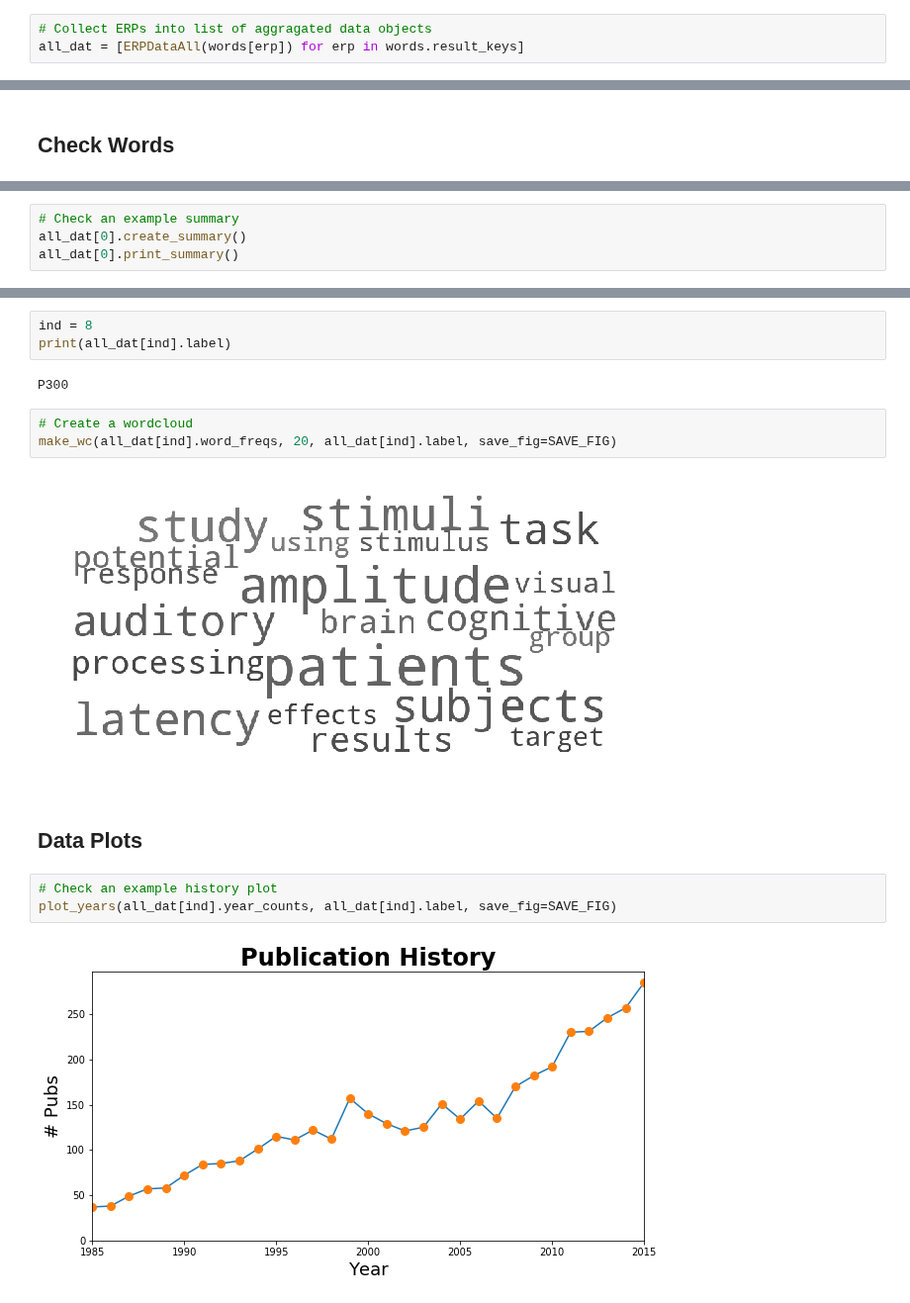
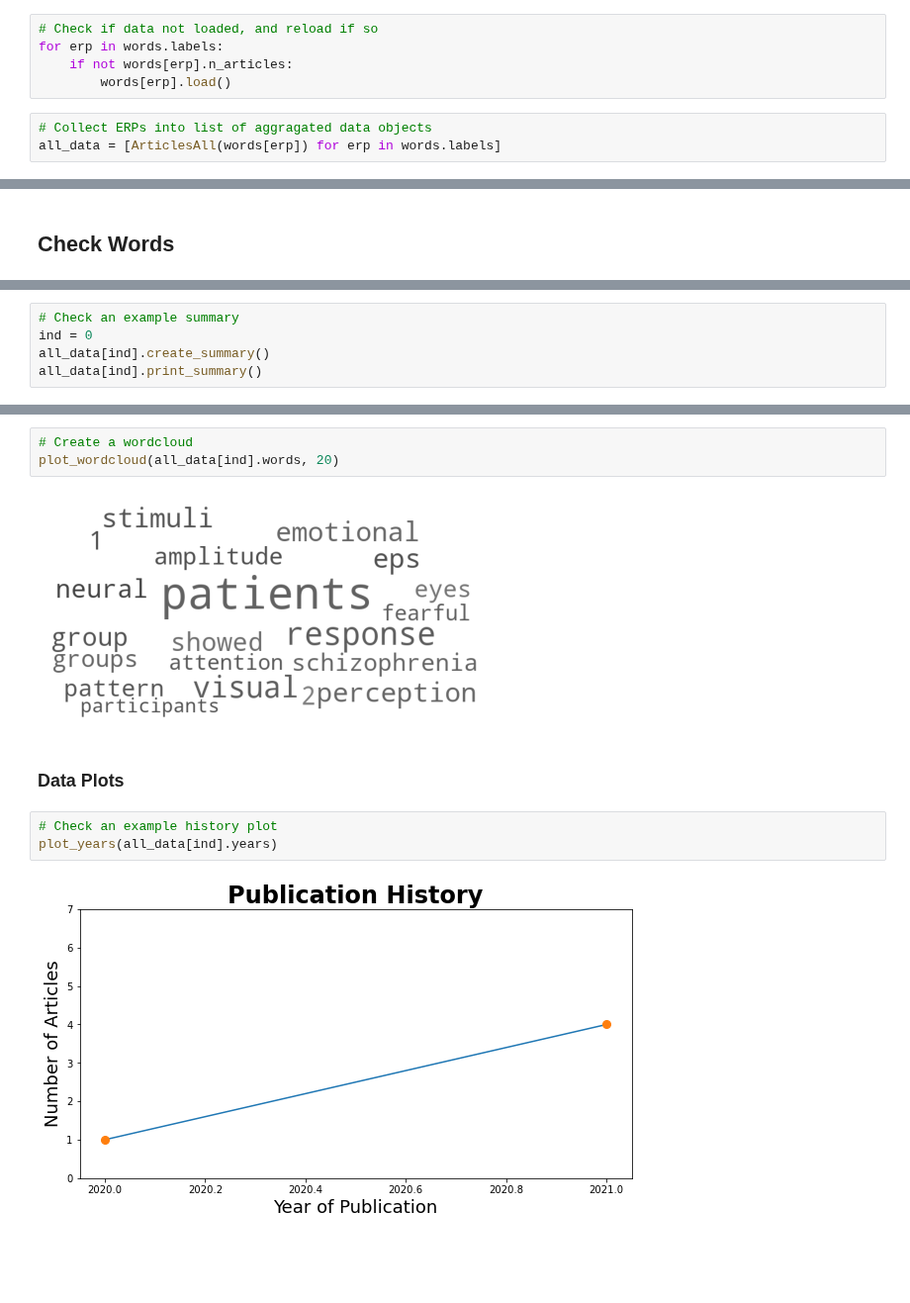
Before and after one commit to weblearn22/ERPscanr, a Jupyter notebook: notebooks/02-Words.ipynb, the cells around one changed output, grey strips where cells are left out. Shown at 99% size. Drawn from its saved outputs; the diff is of its cells as text; blank space fills up the shorter version.

```diff
--- a/notebooks/02-Words.ipynb
+++ b/notebooks/02-Words.ipynb
@@ -85,3 +83,8 @@ for ind in range(words.n_erps):
+# %%
+# Check if data not loaded, and reload if so
+for erp in words.labels:
+    if not words[erp].n_articles:
+        words[erp].load()
 # %%
 # Collect ERPs into list of aggragated data objects
-all_dat = [ERPDataAll(words[erp]) for erp in words.result_keys]
+all_data = [ArticlesAll(words[erp]) for erp in words.labels]
@@ -109,6 +148,7 @@ Total number of ERPs:    22919
 # %%
 # Check an example summary
-all_dat[0].create_summary()
-all_dat[0].print_summary()
+ind = 0
+all_data[ind].create_summary()
+all_data[ind].print_summary()
 # %% [output]
 P100 :
@@ -176,17 +163,12 @@ for erp_dat in all_dat:
-# %%
-ind = 8
-print(all_dat[ind].label)
-# %% [output]
-P300
 # %%
 # Create a wordcloud
-make_wc(all_dat[ind].word_freqs, 20, all_dat[ind].label, save_fig=SAVE_FIG)
+plot_wordcloud(all_data[ind].words, 20)
 # %% [output]
-[figure, old version]
+[figure, new version]
 # %% [markdown]
-## Data Plots
+### Data Plots
 # %%
 # Check an example history plot
-plot_years(all_dat[ind].year_counts, all_dat[ind].label, save_fig=SAVE_FIG)
+plot_years(all_data[ind].years)
 # %% [output]
-[figure, old version]
+[figure, new version]
```
Also changed, not shown: parts of 32 cells of this notebook.
